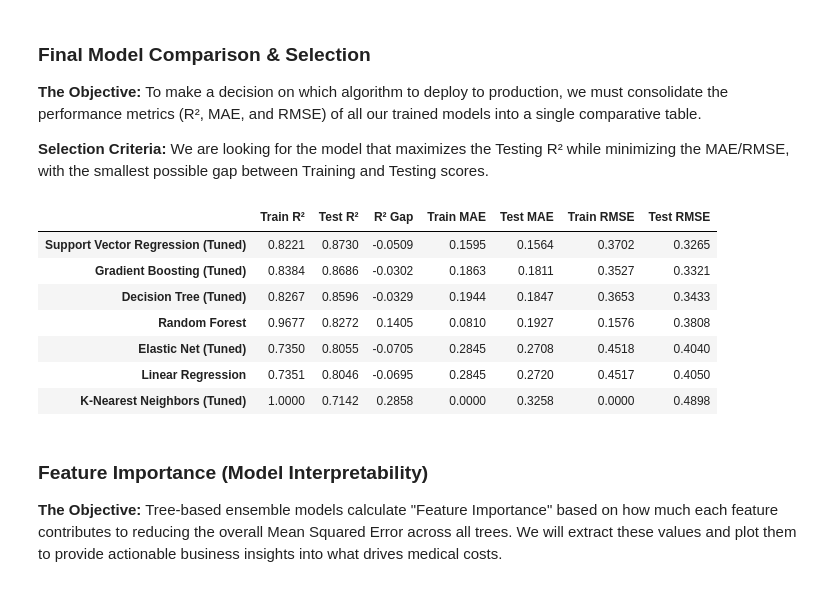
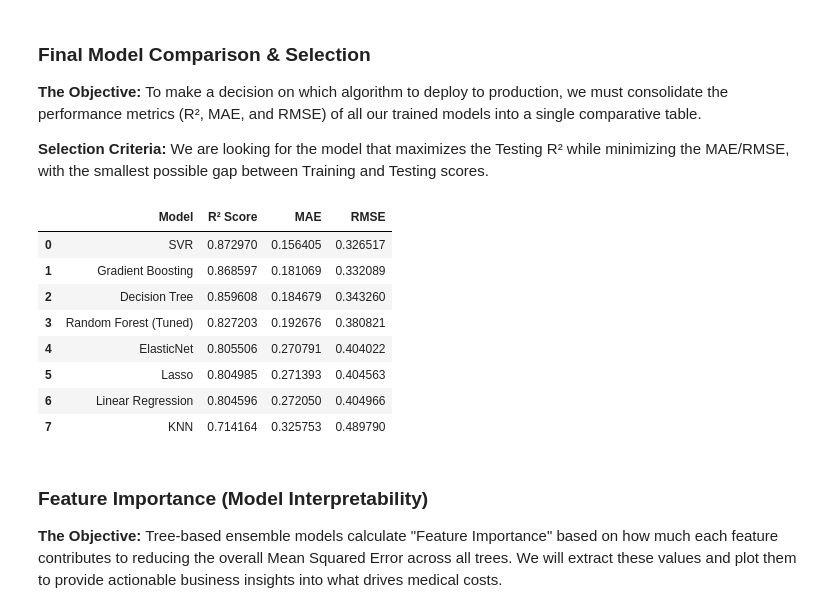
Before and after one commit to khushishahs02/exploratory-data-analysis, a Jupyter notebook: notebooks/03_Modeling.ipynb, the cells around one changed output. Cells and saved outputs as stored; diff of their text form; code cells hidden in the pictures.

Commit message:
feat: implement final model selection leaderboard with SVR leading

```diff
--- a/notebooks/03_Modeling.ipynb
+++ b/notebooks/03_Modeling.ipynb
@@ -241,7 +241,7 @@ svr_parameters= {
     'epsilon': [0.01, 0.1, 1, 10]
 }
 svr_model = SVR()
-svr_gscv = GridSearchCV(estimator=svr_model,  param_grid=svr_parameters, cv=5,  scoring='r2',  n_jobs=- 1 )
+svr_gscv = GridSearchCV(estimator=svr_model,  param_grid=svr_parameters, cv=5,  scoring='r2',  n_jobs=1 )
 
 svr_gscv.fit(X_train, y_train)
 
@@ -483,53 +483,55 @@ To make a decision on which algorithm to deploy to production, we must consolida
 **Selection Criteria:**
 We are looking for the model that maximizes the Testing R² while minimizing the MAE/RMSE, with the smallest possible gap between Training and Testing scores.
 # %%
-def get_metrics(model, X_train, y_train, X_test, y_test):
-    train_pred = model.predict(X_train)
-    test_pred = model.predict(X_test)
 
-    train_r2 = r2_score(y_train, train_pred)
-    test_r2 = r2_score(y_test, test_pred)
-
-    train_mae = mean_absolute_error(y_train, train_pred)
-    test_mae = mean_absolute_error(y_test, test_pred)
-
-    train_rmse = np.sqrt(mean_squared_error(y_train, train_pred))
-    test_rmse = np.sqrt(mean_squared_error(y_test, test_pred))
-
-    return {
-        "Train R²": round(train_r2, 4),
-        "Test R²": round(test_r2, 4),
-        "R² Gap": round(train_r2 - test_r2, 4),
-        "Train MAE": round(train_mae, 4),
-        "Test MAE": round(test_mae, 4),
-        "Train RMSE": round(train_rmse, 4),
-        "Test RMSE": round(test_rmse, 4)
-    }
-
-leaderboard = {
-    "Linear Regression": get_metrics(lr_model, X_train, y_train, X_test, y_test),
-    "Decision Tree (Tuned)": get_metrics(final_tree_model, X_train, y_train, X_test, y_test),
-    "Random Forest": get_metrics(rf_model, X_train, y_train, X_test, y_test),
-    "Gradient Boosting (Tuned)": get_metrics(gb_tuned_model, X_train, y_train, X_test, y_test),
-    "Elastic Net (Tuned)": get_metrics(en_cv_model, X_train, y_train, X_test, y_test),
-    "K-Nearest Neighbors (Tuned)": get_metrics(best_knn_model, X_train, y_train, X_test, y_test),
-    "Support Vector Regression (Tuned)": get_metrics(best_svr_model, X_train, y_train, X_test, y_test)
+all_models = {
+    "Linear Regression": lr_model,
+    "Lasso ": lasso_cv_model,
+    "ElasticNet ": en_cv_model,
+    "Decision Tree": final_tree_model,
+    "Random Forest (Tuned)": rf_model,
+    "Gradient Boosting": gb_tuned_model,
+    "KNN ": knn_gscv,
+    "SVR ": svr_gscv
 }
 
-leaderboard_df = pd.DataFrame(leaderboard).T
+def build_leaderboard(models_dict, X_test, y_test):
+    results = []
 
-leaderboard_df = leaderboard_df.sort_values(by="Test R²", ascending=False)
+    for name, model in models_dict.items():
 
-leaderboard_df
+        preds = model.predict(X_test)
+        r2 = r2_score(y_test, preds)
+        mae = mean_absolute_error(y_test, preds)
+        rmse = np.sqrt(mean_squared_error(y_test, preds))
+        results.append({
+            "Model": name,
+            "R² Score": r2,
+            "MAE ": mae,
+            "RMSE": rmse
+        })
+
+    leaderboard_df = pd.DataFrame(results)
+
+    leaderboard_df = leaderboard_df.sort_values(by="R² Score", ascending=False).reset_index(drop=True)
+
+    return leaderboard_df
+
+
+final_leaderboard = build_leaderboard(all_models, X_test, y_test)
+
+
+display(final_leaderboard)
 # %% [output]
-|  | Train R² | Test R² | R² Gap | Train MAE | Test MAE | Train RMSE | Test RMSE |
-| Support Vector Regression (Tuned) | 0.8221 | 0.8730 | -0.0509 | 0.1595 | 0.1564 | 0.3702 | 0.3265 |
-| Gradient Boosting (Tuned) | 0.8384 | 0.8686 | -0.0302 | 0.1863 | 0.1811 | 0.3527 | 0.3321 |
-| Decision Tree (Tuned) | 0.8267 | 0.8596 | -0.0329 | 0.1944 | 0.1847 | 0.3653 | 0.3433 |
-| Random Forest | 0.9677 | 0.8272 | 0.1405 | 0.0810 | 0.1927 | 0.1576 | 0.3808 |
-| Elastic Net (Tuned) | 0.7350 | 0.8055 | -0.0705 | 0.2845 | 0.2708 | 0.4518 | 0.4040 |
-| Linear Regression | 0.7351 | 0.8046 | -0.0695 | 0.2845 | 0.2720 | 0.4517 | 0.4050 |
-| K-Nearest Neighbors (Tuned) | 1.0000 | 0.7142 | 0.2858 | 0.0000 | 0.3258 | 0.0000 | 0.4898 |
+|  | Model | R² Score | MAE | RMSE |
+| 0 | SVR | 0.872970 | 0.156405 | 0.326517 |
+| 1 | Gradient Boosting | 0.868597 | 0.181069 | 0.332089 |
+| 2 | Decision Tree | 0.859608 | 0.184679 | 0.343260 |
+| 3 | Random Forest (Tuned) | 0.827203 | 0.192676 | 0.380821 |
+| 4 | ElasticNet | 0.805506 | 0.270791 | 0.404022 |
+| 5 | Lasso | 0.804985 | 0.271393 | 0.404563 |
+| 6 | Linear Regression | 0.804596 | 0.272050 | 0.404966 |
+| 7 | KNN | 0.714164 | 0.325753 | 0.489790 |
 # %% [markdown]
 ###  Feature Importance (Model Interpretability)
 
```
Also changed, not shown: parts of 1 cell of this notebook.
